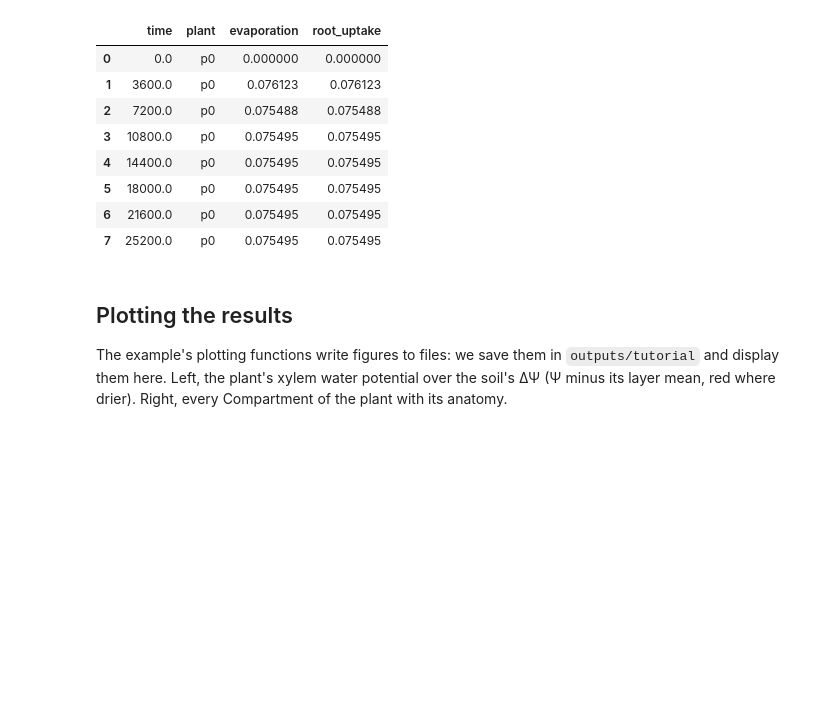
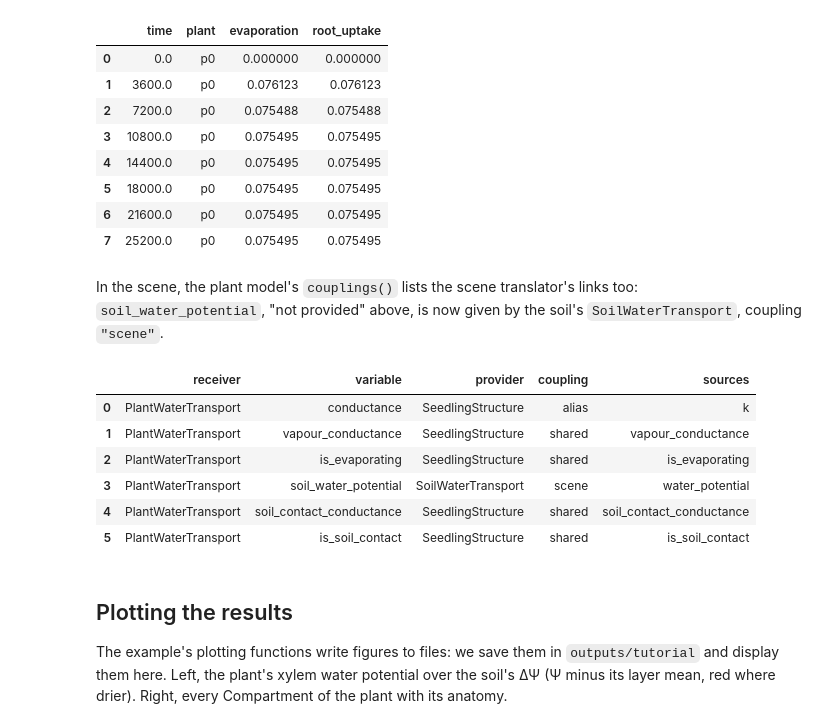
Before and after one commit to openalea/metafspm, a Jupyter notebook: examples/soil_plant_atmosphere/tutorial_fspm2026_general_usage.ipynb, the cells around one changed output. Drawn from its saved outputs; the diff is of its cells as text; code cells hidden in the pictures; blank space fills up the shorter version.

```diff
--- a/examples/soil_plant_atmosphere/tutorial_fspm2026_general_usage.ipynb
+++ b/examples/soil_plant_atmosphere/tutorial_fspm2026_general_usage.ipynb
@@ -579,6 +581,19 @@ recorded tables: ['Plant/SeedlingWater/summaries', 'Soil/Soil/summaries']
 | 5 | 18000.0 | p0 | 0.075495 | 0.075495 |
 | 6 | 21600.0 | p0 | 0.075495 | 0.075495 |
 | 7 | 25200.0 | p0 | 0.075495 | 0.075495 |
+# %% [markdown]
+In the scene, the plant model's `couplings()` lists the scene translator's links too: `soil_water_potential`, "not
+provided" above, is now given by the soil's `SoilWaterTransport`, coupling `"scene"`.
+# %%
+scene_instance.populations[0].instance.couplings()
+# %% [output]
+|  | receiver | variable | provider | coupling | sources |
+| 0 | PlantWaterTransport | conductance | SeedlingStructure | alias | k |
+| 1 | PlantWaterTransport | vapour_conductance | SeedlingStructure | shared | vapour_conductance |
+| 2 | PlantWaterTransport | is_evaporating | SeedlingStructure | shared | is_evaporating |
+| 3 | PlantWaterTransport | soil_water_potential | SoilWaterTransport | scene | water_potential |
+| 4 | PlantWaterTransport | soil_contact_conductance | SeedlingStructure | shared | soil_contact_conductance |
+| 5 | PlantWaterTransport | is_soil_contact | SeedlingStructure | shared | is_soil_contact |
 # %% [markdown]
 ## Plotting the results
 
```
Also changed, not shown: parts of 4 cells of this notebook, 1 other file.
